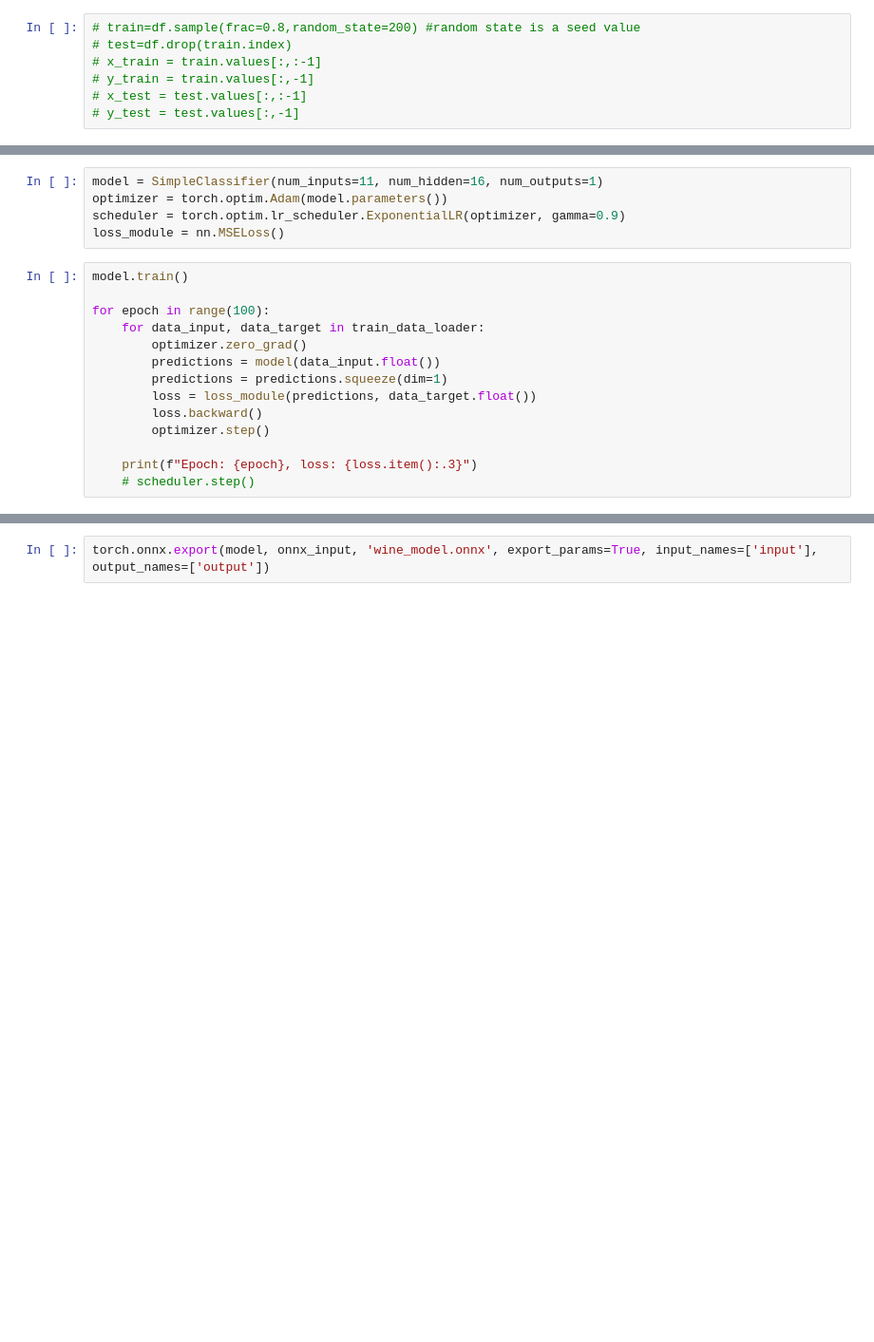
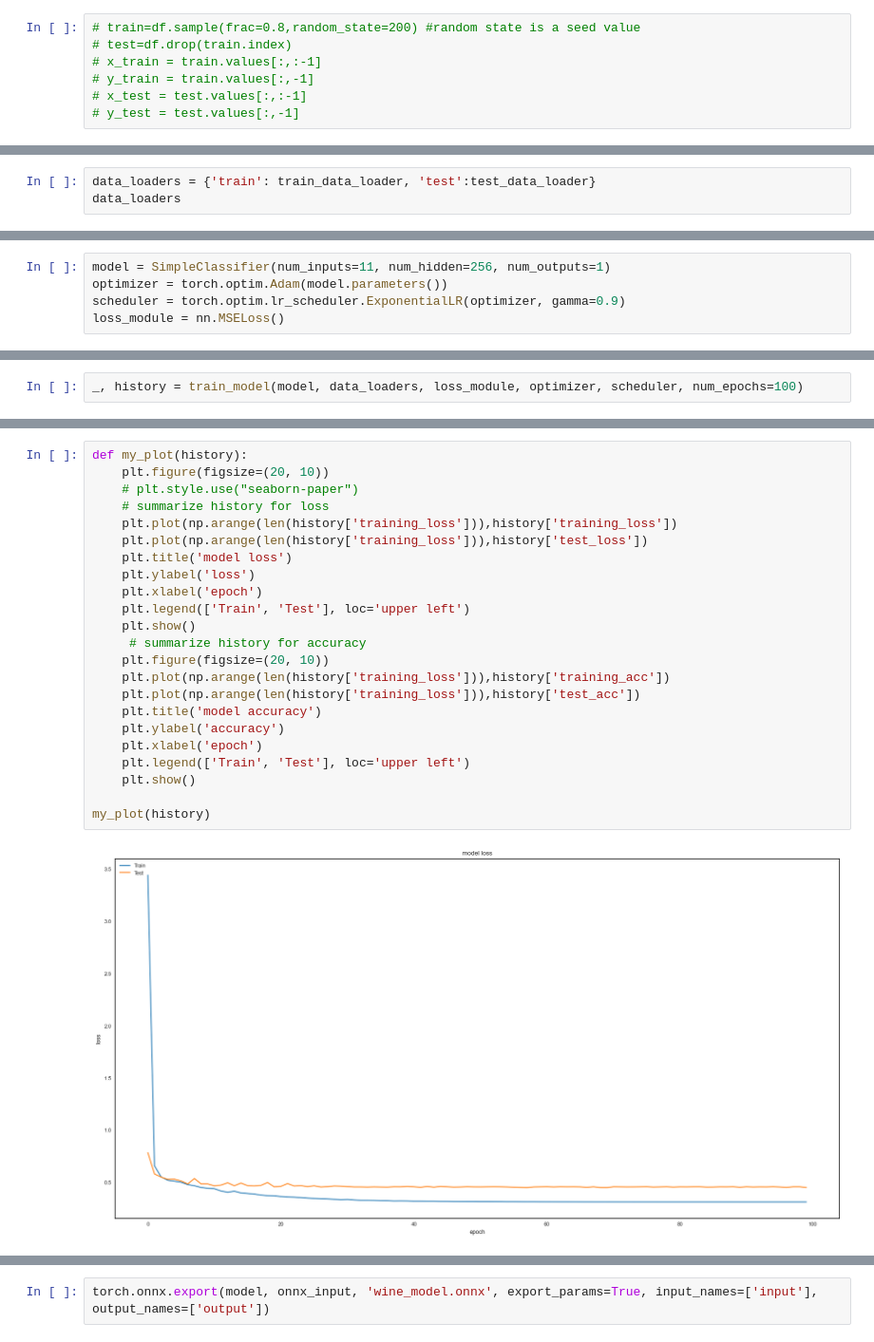
Before and after one commit to brusmichal/SSNE_labs, a Jupyter notebook: lab1/wine_quality.ipynb, the cells around one changed output, grey strips where cells are left out. Shown: that part at 95% size. Drawn from its saved outputs; the diff is of its cells as text; blank space fills up the shorter version.

```diff
--- a/lab1/wine_quality.ipynb
+++ b/lab1/wine_quality.ipynb
@@ -107,0 +145,3 @@ import torch.nn as nn
+# %%
+data_loaders = {'train': train_data_loader, 'test':test_data_loader}
+data_loaders
@@ -123,19 +227,5 @@ class SimpleClassifier(nn.Module):
 # %%
-model = SimpleClassifier(num_inputs=11, num_hidden=16, num_outputs=1)
+model = SimpleClassifier(num_inputs=11, num_hidden=256, num_outputs=1)
 optimizer = torch.optim.Adam(model.parameters())
 scheduler = torch.optim.lr_scheduler.ExponentialLR(optimizer, gamma=0.9)
 loss_module = nn.MSELoss()
-# %%
-model.train()
-
-for epoch in range(100):
-    for data_input, data_target in train_data_loader:
-        optimizer.zero_grad()
-        predictions = model(data_input.float())
-        predictions = predictions.squeeze(dim=1)
-        loss = loss_module(predictions, data_target.float())
-        loss.backward()
-        optimizer.step()
-
-    print(f"Epoch: {epoch}, loss: {loss.item():.3}")
-    # scheduler.step()
@@ -160,0 +232,2 @@ print(f"Accuracy of the model: {100.0*acc:4.2f}%")
+# %%
+_, history = train_model(model, data_loaders, loss_module, optimizer, scheduler, num_epochs=100)
@@ -160,0 +252,25 @@ print(f"Accuracy of the model: {100.0*acc:4.2f}%")
+# %%
+def my_plot(history):
+    plt.figure(figsize=(20, 10))
+    # plt.style.use("seaborn-paper")
+    # summarize history for loss
+    plt.plot(np.arange(len(history['training_loss'])),history['training_loss'])
+    plt.plot(np.arange(len(history['training_loss'])),history['test_loss'])
+    plt.title('model loss')
+    plt.ylabel('loss')
+    plt.xlabel('epoch')
+    plt.legend(['Train', 'Test'], loc='upper left')
+    plt.show()
+     # summarize history for accuracy
+    plt.figure(figsize=(20, 10))
+    plt.plot(np.arange(len(history['training_loss'])),history['training_acc'])
+    plt.plot(np.arange(len(history['training_loss'])),history['test_acc'])
+    plt.title('model accuracy')
+    plt.ylabel('accuracy')
+    plt.xlabel('epoch')
+    plt.legend(['Train', 'Test'], loc='upper left')
+    plt.show()
+
+my_plot(history)
+# %% [output]
+[figure, added]
```
Also changed, not shown: parts of 28 cells of this notebook, 2 other files.
